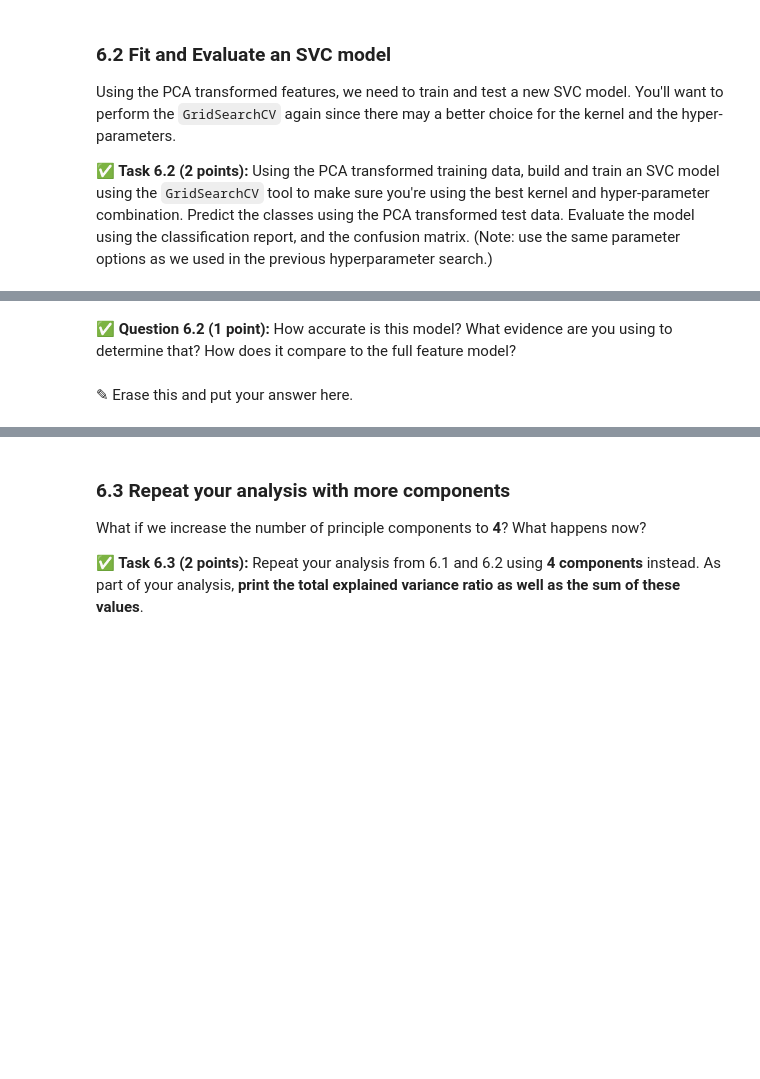
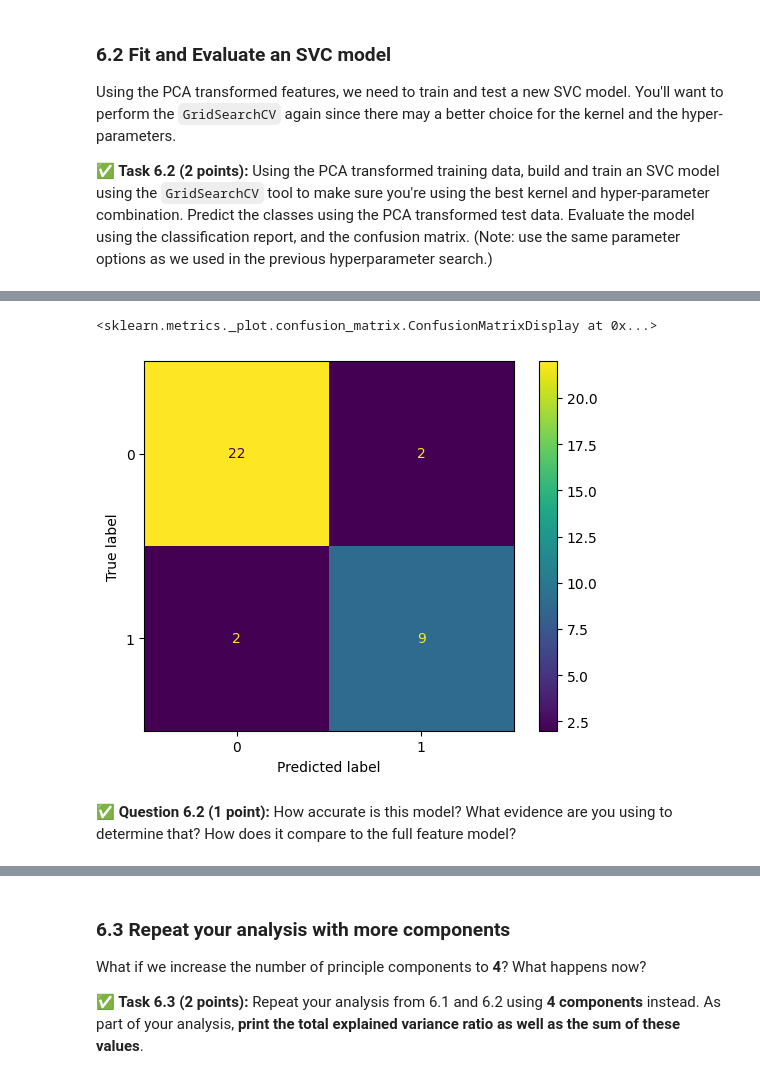
Before and after one commit to Jil-mueller/CMSE202-f25-turnin, a Jupyter notebook: hw-04/HW-04_PerceptronSVMandPCA-STUDENT.ipynb, the cells around one changed output, grey strips where cells are left out. Cells and saved outputs as stored; diff of their text form; code cells hidden in the pictures; blank space fills up the shorter version.

```diff
--- a/hw-04/HW-04_PerceptronSVMandPCA-STUDENT.ipynb
+++ b/hw-04/HW-04_PerceptronSVMandPCA-STUDENT.ipynb
@@ -527,0 +504,16 @@ Since we have 10 total features to start with, let's see how well we can do with
+# %%
+# Put your code here
+n_components = 1
+
+print("Extracting the top %d eigenfaces from %d faces" % (n_components, train_vectors_2.shape[0]))
+
+#Set up the pca object with the number of compoents we want to find
+pca = PCA(n_components=n_components, whiten=True, random_state=12)
+
+#Fit the training data to the pca model.
+_ = pca.fit(train_vectors_2)
+
+train_pca = pca.transform(train_vectors_2)
+test_pca = pca.transform(test_vectors_2)
+
+print("Explained variance ratio:", pca.explained_variance_ratio_)
@@ -539,0 +533,49 @@ Using the PCA transformed features, we need to train and test a new SVC model. Y
+# %%
+# Put your code here
+filename = "pca_svc_model.pkl"
+rerun_training = True
+start = time.time()
+
+if rerun_training:
+    print("Fitting classifier to PCA-reduced training set")
+
+    #full parameter grid from earlier hyperparameter search
+    param_grid = {
+        'C': [0.1, 1.0, 10.0, 100.0, 1000.0],
+        'gamma': [0.01, 0.1, 1.0, 10.0],
+        'kernel': ['linear', 'rbf', 'sigmoid']
+    }
+
+    #use fewer CV folds to reduce runtime
+    pca_clf = GridSearchCV(
+        SVC(class_weight='balanced', random_state=12),
+        param_grid,
+        cv=5,          #lighter than 5-fold
+        verbose=2      #less than verbose=2
+    )
+
+    pca_clf.fit(train_pca, train_labels_2)
+    print("Best estimator found by grid search:")
+    print(pca_clf.best_estimator_)
+
+    pickle.dump(pca_clf, open(filename, 'wb'))
+
+else:
+    print("Reading pickle file.")
+    pca_clf = pickle.load(open(filename, 'rb'))
+    print("Best estimator found by grid search:")
+    print(pca_clf.best_estimator_)
+
+end = time.time()
+print("Runtime:", end - start)
+
+print("Predicting classes on the PCA test set")
+pred_labels = pca_clf.predict(test_pca)
+
+print("\nClassification Report:")
+print(classification_report(test_labels_2, pred_labels, zero_division=0))
+
+print("\nConfusion Matrix:")
+print(confusion_matrix(test_labels_2, pred_labels))
+ConfusionMatrixDisplay.from_estimator(pca_clf, test_pca, test_labels_2)
+# %% [output]
@@ -540,4 +599,4 @@ Using the PCA transformed features, we need to train and test a new SVC model. Y
+<sklearn.metrics._plot.confusion_matrix.ConfusionMatrixDisplay at 0x...>
+[figure, added]
 # %% [markdown]
 &#9989; **Question 6.2 (1 point):** How accurate is this model? What evidence are you using to determine that? How does it compare to the full feature model?
-# %% [markdown]
-<font size=+3>&#9998;</font> Erase this and put your answer here.
```
Also changed, not shown: parts of 17 cells of this notebook.
